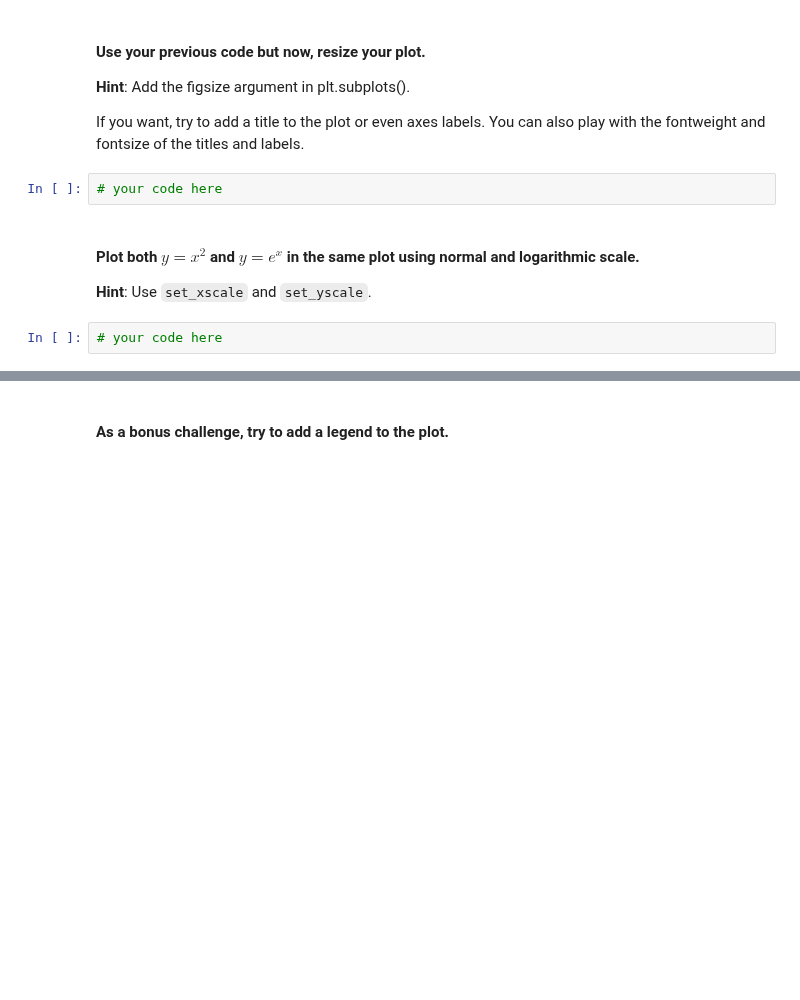
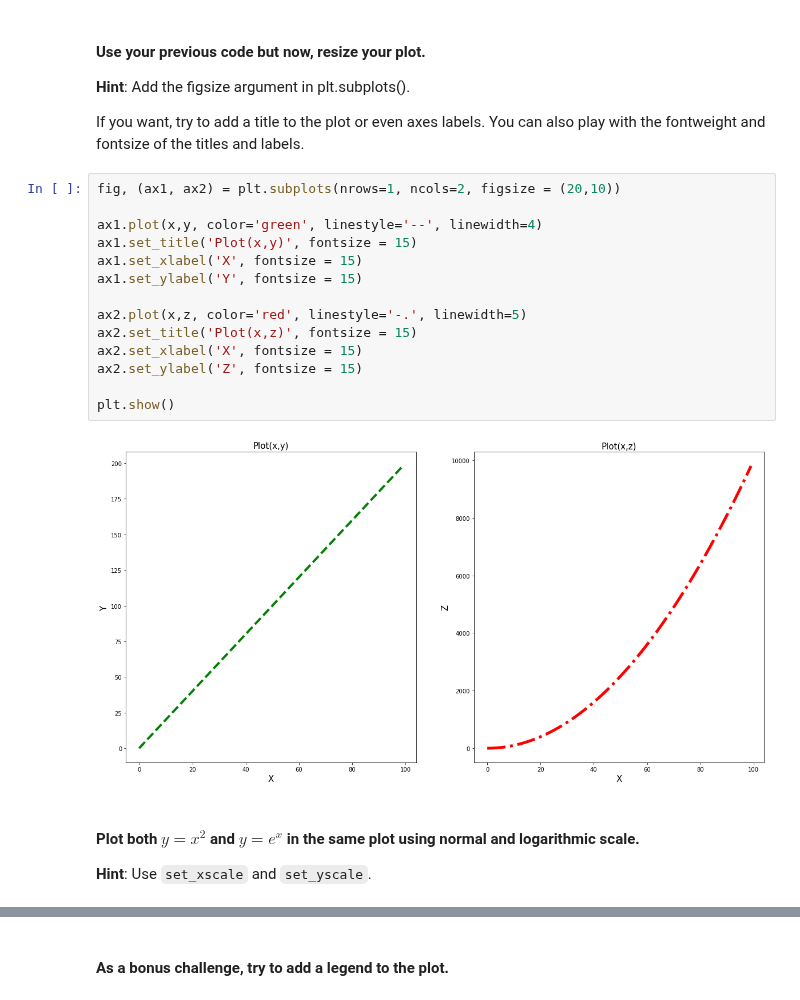
Before and after one commit to ta-data-lis/lab-matplotlib-seaborn, a Jupyter notebook: your-code/main.ipynb, the cells around one changed output, grey strips where cells are left out. Cells and saved outputs as stored; diff of their text form; blank space fills up the shorter version.

```diff
--- a/your-code/main.ipynb
+++ b/your-code/main.ipynb
@@ -31,10 +55,22 @@ Also, play around with the linewidth and style. Use the ones you're most happy w
 **Hint**: Add the figsize argument in plt.subplots().
 
 If you want, try to add a title to the plot or even axes labels. You can also play with the fontweight and fontsize of the titles and labels.
-# %%
-# your code here
+# %%
+fig, (ax1, ax2) = plt.subplots(nrows=1, ncols=2, figsize = (20,10))
+
+ax1.plot(x,y, color='green', linestyle='--', linewidth=4)
+ax1.set_title('Plot(x,y)', fontsize = 15)
+ax1.set_xlabel('X', fontsize = 15)
+ax1.set_ylabel('Y', fontsize = 15)
+
+ax2.plot(x,z, color='red', linestyle='-.', linewidth=5)
+ax2.set_title('Plot(x,z)', fontsize = 15)
+ax2.set_xlabel('X', fontsize = 15)
+ax2.set_ylabel('Z', fontsize = 15)
+
+plt.show()
+# %% [output]
+[figure, added]
 # %% [markdown]
 #### Plot both $y=x^2$ and $y=e^x$ in the same plot using normal and logarithmic scale.
 **Hint**: Use `set_xscale` and `set_yscale`.
-# %%
-# your code here
```
Also changed, not shown: parts of 54 cells of this notebook, 7 other files.
